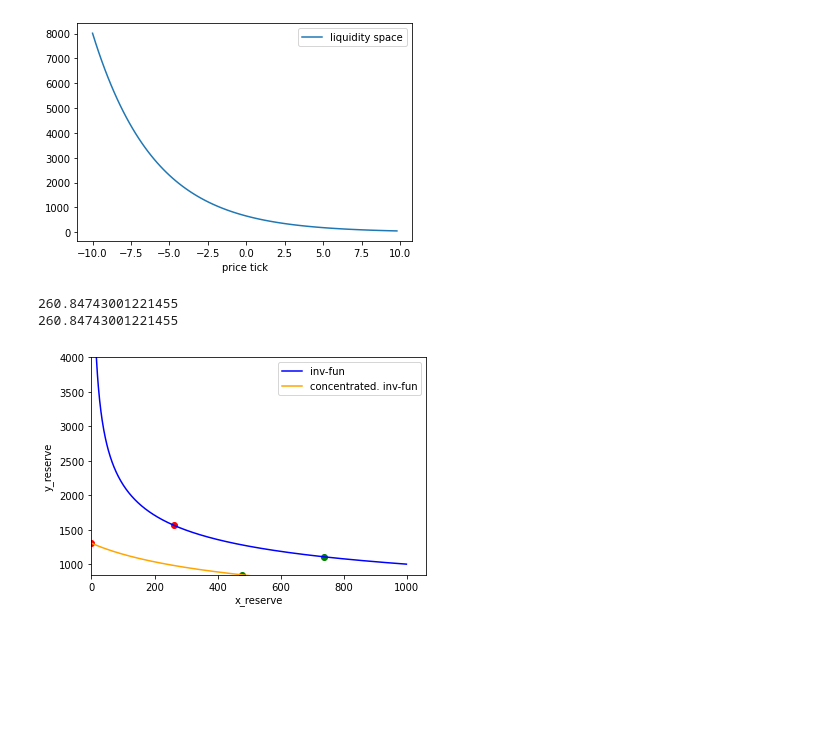
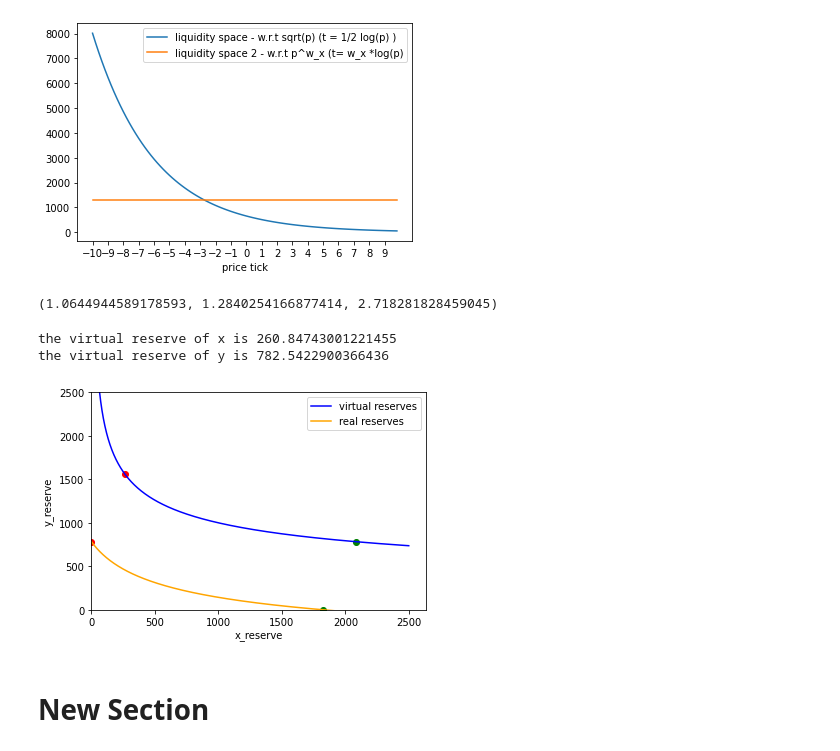
Before and after one commit to jingstat/Customer-Churn-Prediction-for-Digital-Music-Service-with-PySpark, a Jupyter notebook: ALEX_issue17.ipynb, the cells around one changed output. Saved outputs shown, nothing was run; the diff lists cells and outputs as text; code cells hidden in the pictures; blank space fills up the shorter version.

```diff
--- a/ALEX_issue17.ipynb
+++ b/ALEX_issue17.ipynb
@@ -67,66 +107,70 @@ import pandas as pd
 w_x=0.25
 w_y= 1-w_x
 t =  np.array(list(range(-50,50)))/5
-t
 p = np.exp(t)
-p
 L = 1000
 
-lt = L*2*w_x**w_y*w_y**w_x*np.exp((w_x - 0.5)*t)
+lt = L*2*w_x**w_y*w_y**w_x*np.exp((w_x - 0.5)*t)  # w.r.t sqrt(P)
+lt1 = L * (w_y/w_x)**w_x * w_x* np.exp(-w_y*t)    # w.r.t P
+lt2 = L * (w_y/w_x)**w_x   # w.r. t p^w_x
 
 fig, ax = plt.subplots()
-sns.lineplot(t,lt, label="liquidity space",)
+sns.lineplot(t,lt, label="liquidity space - w.r.t sqrt(p) (t = 1/2 log(p) ) ",)
+#sns.lineplot(t,lt1, label="liquidity space - w.r.t p",)
+sns.lineplot(t,lt2, label="liquidity space 2 - w.r.t p^w_x (t= w_x *log(p)",)
+ax.set_xticks(range(-10,10))
 ax.set_xlabel('price tick')
 plt.show()
 
-#x_offset = L*np.exp(-w_y*np.log(p))*(w_y/w_x)**(-w_y)
-# fig, ax = plt.subplots()
-# sns.lineplot(t,x_offset,color="blue", label="x-reserve")
-# y_offset = L*np.exp(w_x*np.log(p))*(w_x/w_y)**(-w_x)
-# sns.lineplot(t,y_offset,color="orange", label="y-reserve",)
-# ax.set_xlabel('price tick')
-# plt.show()
+# illustration
+np.exp(1/16), np.exp(1/4), np.exp(1)
 # %% [output]
-[figure, old version]
+[figure, new version]
+(1.0644944589178593, 1.2840254166877414, 2.718281828459045)
 # %%
-x = np.array(list(range(1,1000)))
+x = np.array(list(range(1,2500)))
 w_x = 0.25
 w_y = 1-w_x
 
 L = 1000
 y = (L/(x**w_x))**(1/w_y)
 
-# suppose set price range [pa, pb] = [0.5, 2], then ti = -/+ 0.69
+# suppose set price range [pa, pb] = [0.1 2], then ti = -/+ 0.69
+pa = 0.5
+pb = 2
 
-x_offset = L*np.exp(-w_y*np.log(2))*(w_y/w_x)**(-w_y)
+y_offset = L*np.exp(w_y*np.log(pa))*(w_y/w_x)**(w_x)
 
+x_offset = L*np.exp(-w_y*np.log(pb))*(w_x/w_y)**(w_y)
 
-y_offset = L*np.exp(w_y*np.log(1/2))*(w_y/w_x)**(-w_y)
-print(x_offset)
-print(y_offset)
+print("the virtual reserve of x is {}".format(x_offset))
+print("the virtual reserve of y is {}".format(y_offset))
 
 x_tilta = x - x_offset
 y_tilta = (L/x**w_x)**(1/w_y) - y_offset
 
 df = pd.DataFrame({'x_reserve':x, 'y_reserve':y, 'x_offset': x_tilta, 'y_offset': y_tilta})
-xa = 1000/(1.5**0.75)
-ya = xa*1.5
-xb = 1000/(6**0.75)
-yb = xb*6
+ya = y_offset
+xa = (L/(ya**w_y))**(1/w_x)
+
+xb = x_offset
+yb = (L/(xb**w_x))**(1/w_y)
 
 fig, ax = plt.subplots()
-sns.lineplot(data=df, x='x_reserve', y='y_reserve', color = 'blue', label= 'inv-fun')
-sns.lineplot(data=df, x='x_offset', y='y_offset', color= 'orange', label= 'concentrated. inv-fun')
+sns.lineplot(data=df, x='x_reserve', y='y_reserve', color = 'blue', label= 'virtual reserves')
+sns.lineplot(data=df, x='x_offset', y='y_offset', color= 'orange', label= 'real reserves')
 plt.scatter(x=xb, y=yb, color='r', label = 'Pb')
 plt.scatter(x=xa, y=ya, color='g', label = 'Pa')
 
 plt.scatter(x=xa-x_offset, y=ya-y_offset, color='g', label = 'Pa')
 plt.scatter(x=xb-x_offset, y=yb-y_offset, color='r', label = 'Pa')
 
 ax.set_xlim(0,)
-ax.set_ylim(ya-y_offset,4000)
+ax.set_ylim(0, 2500)
 plt.show()
 # %% [output]
-260.84743001221455
-260.84743001221455
+the virtual reserve of x is 260.84743001221455
+the virtual reserve of y is 782.5422900366436
-[figure, old version]
+[figure, new version]
+# %% [markdown]
+# New Section
```
Also changed, not shown: parts of 2 cells of this notebook.
